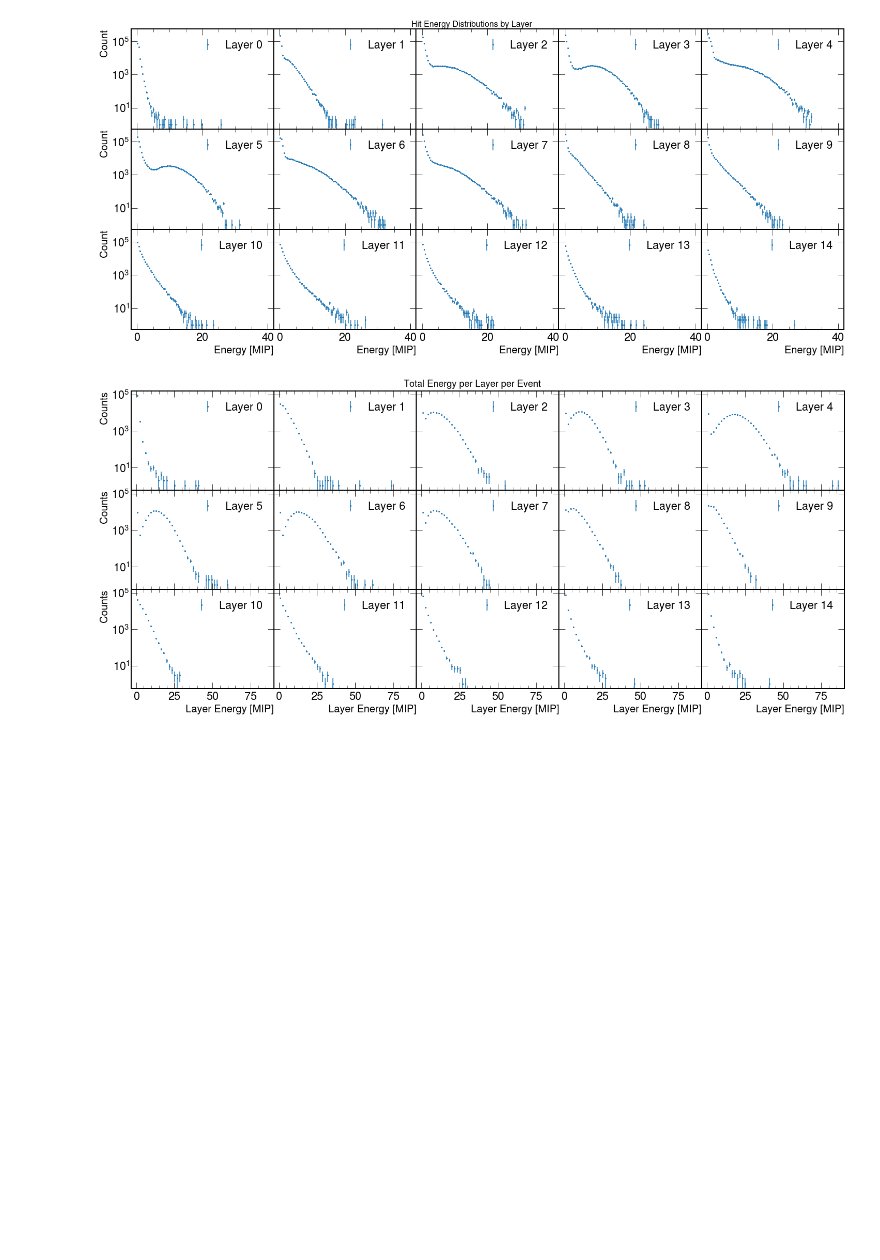
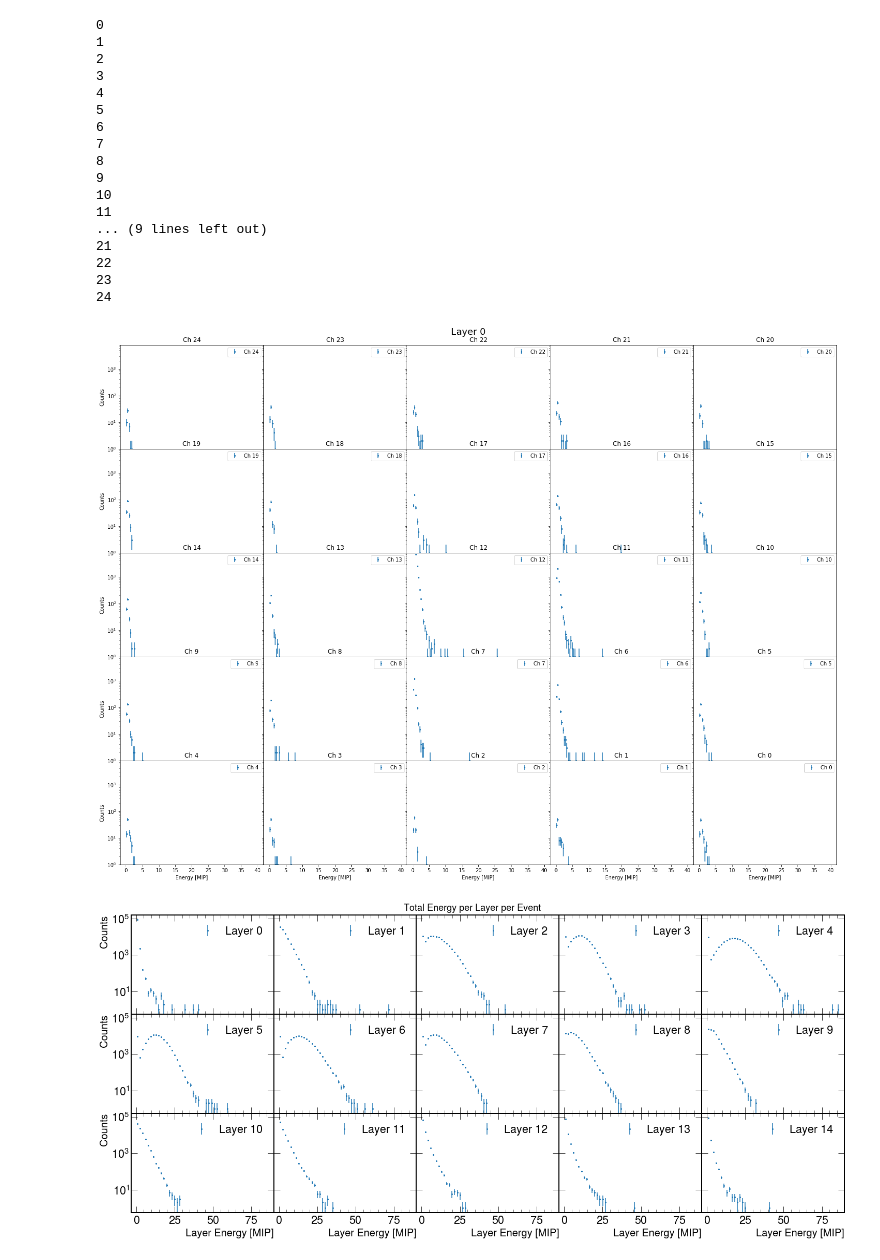
Before and after one commit to SeanBP/genIII_prototype_analysis, a Jupyter notebook: Beam_Analysis.ipynb, the cells around one changed output. Drawn from its saved outputs; the diff is of its cells as text; code cells hidden in the pictures; blank space fills up the shorter version.

```diff
--- a/Beam_Analysis.ipynb
+++ b/Beam_Analysis.ipynb
@@ -71,46 +26,0 @@ Processing layer 14 at z = 379.57
-# %%
-configure_plotting()
-layerAvg = []
-layerStd = []
-# Assuming mips_by_layer is already defined from earlier
-num_layers = len(energy_by_layer)
-cols = 5  # You can change this layout
-rows = (num_layers + cols - 1) // cols
-
-fig, axes = plt.subplots(rows, cols, figsize=(cols * 4, rows * 3), sharey=True)
-axes = axes.flatten()
-
-# Histogram settings
-bins = 100
-range_ = (0, 40)
-
-for i, data in enumerate(energy_by_layer):
-    plt.rcParams['figure.facecolor'] = 'white'
-    plt.rcParams['savefig.facecolor'] = 'white'
-    counts, bin_edges = np.histogram(data, bins=bins, range=range_)
-    bin_centers = (bin_edges[:-1] + bin_edges[1:]) / 2
-    errors = np.sqrt(counts)
-
-    ax = axes[i]
-    ax.errorbar(bin_centers, counts, yerr=errors, fmt='o', markersize=2, label=f'Layer {i}')
-    ax.set_yscale("log")
-    ax.legend()
-    for ax in axes[-5:]:  # Bottom row (x-axis label)
-        ax.set_xlabel("Energy [MIP]", fontsize=20)
-
-    for ax in axes[::5]:  # Left column (y-axis label)
-        ax.set_ylabel("Count", fontsize=20)
-    layerAvg.append(np.mean(data))
-    layerStd.append(np.std(data))
-
-
-# Hide any unused subplots
-for j in range(i + 1, len(axes)):
-    axes[j].axis("off")
-
-plt.suptitle("Hit Energy Distributions by Layer", fontsize=16, y=1.0)
-plt.tight_layout(pad=0.0)
-plt.subplots_adjust(wspace=0, hspace=0)
-plt.show()
-# %% [output]
-[figure, removed]
@@ -117,3 +133,26 @@ plt.show()
+# %%
+positions = get_all_positions(din)
+for i in range(15):
+    plot_energy_histograms(din, layer_number=i, positions=positions)
+# %% [output]
+0
+1
+2
+3
+4
+5
+6
+7
+8
+9
+10
+11
+... (9 lines left out)
+21
+22
+23
+24
+[figure, added]
 # %%
 num_events = din.shape[0]
 z_values_sorted = sorted(geometry["z"].unique())
```
Also changed, not shown: parts of 9 cells of this notebook, 1 other file.
